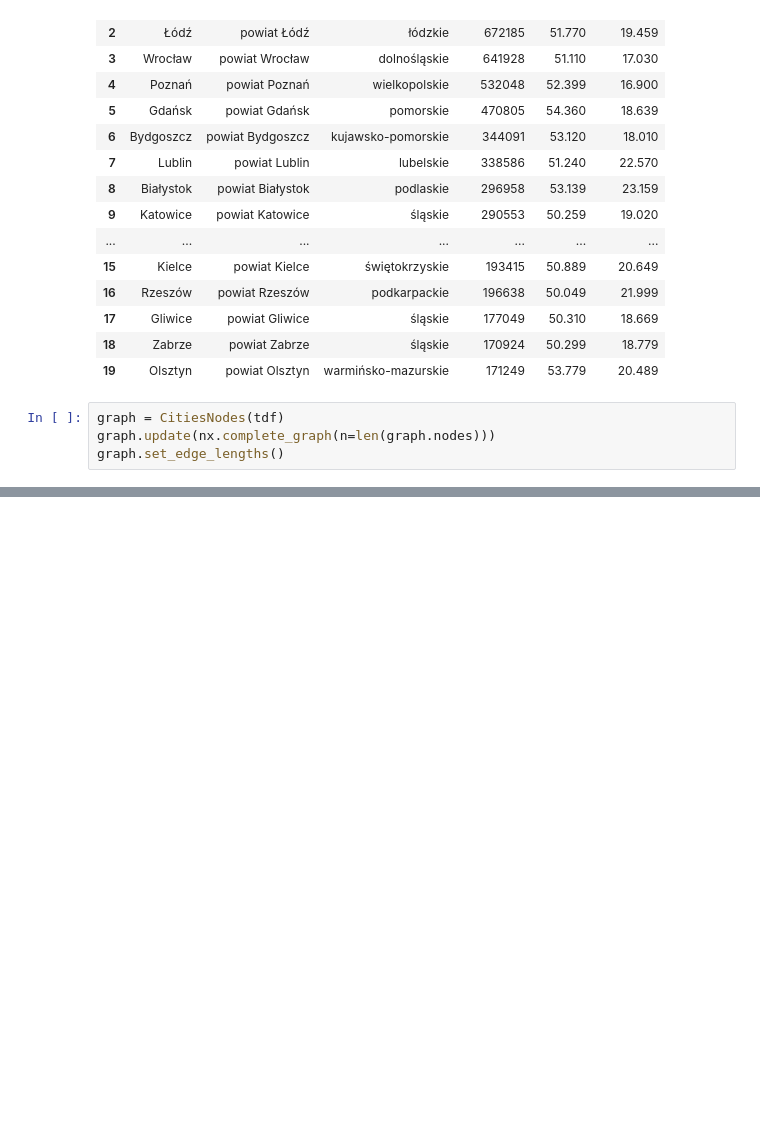
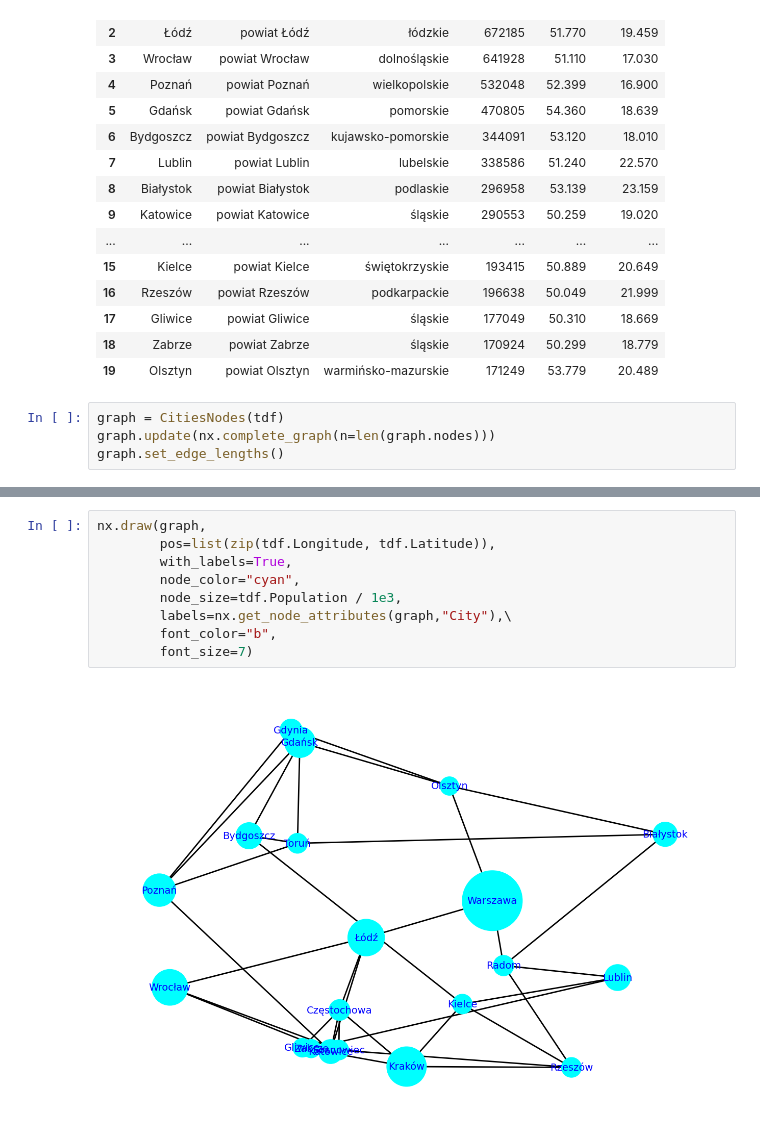
Before and after one commit to FrightenedFox/Networks-and-Graphs, a Jupyter notebook: Notebooks/demonstration.ipynb, the cells around one changed output, grey strips where cells are left out. Saved outputs shown, nothing was run; the diff lists cells and outputs as text; blank space fills up the shorter version.

```diff
--- a/Notebooks/demonstration.ipynb
+++ b/Notebooks/demonstration.ipynb
@@ -115,0 +124,11 @@ Average node connectivity:      1.646
+# %%
+nx.draw(graph,
+        pos=list(zip(tdf.Longitude, tdf.Latitude)),
+        with_labels=True,
+        node_color="cyan",
+        node_size=tdf.Population / 1e3,
+        labels=nx.get_node_attributes(graph,"City"),\
+        font_color="b",
+        font_size=7)
+# %% [output]
+[figure, added]
```
Also changed, not shown: parts of 9 cells of this notebook, 3 other files.
